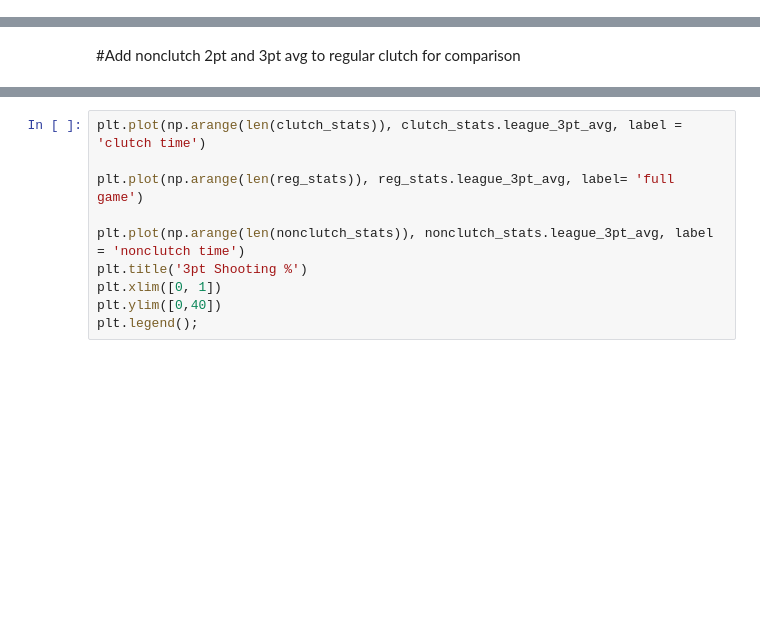
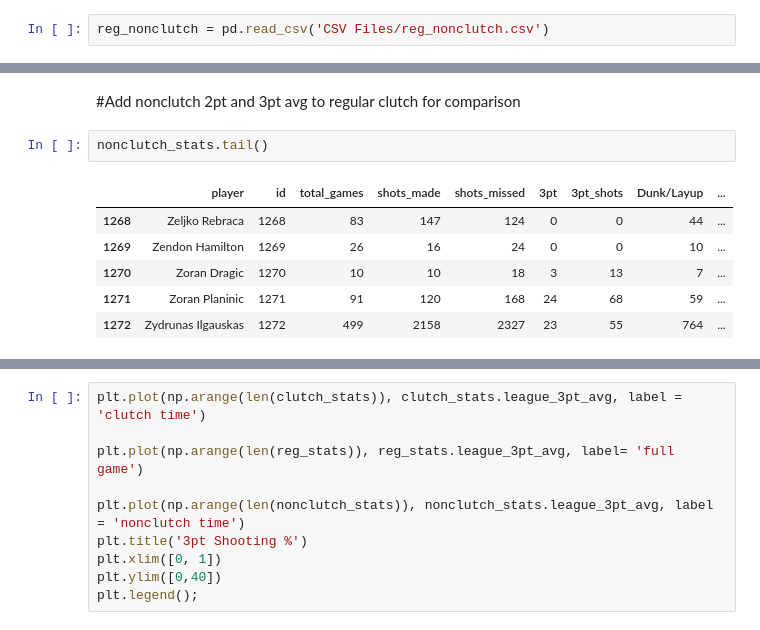
Before and after one commit to deepakchandi/clutch-baller, a Jupyter notebook: clutch.ipynb, the cells around one changed output, grey strips where cells are left out. Cells and saved outputs as stored; diff of their text form; blank space fills up the shorter version.

```diff
--- a/clutch.ipynb
+++ b/clutch.ipynb
@@ -127,6 +125,8 @@ fr = [r,t]
 reg_nonclutch = pd.concat(fr)
 # %%
 reg_nonclutch=reg_nonclutch.sort_values(by=['game_id', 'period'])
+# %%
+reg_nonclutch = pd.read_csv('CSV Files/reg_nonclutch.csv')
 # %%
 player_stats_nonclutch = ind.object_to_int(reg_nonclutch, 'points')
 
@@ -144,6 +144,15 @@ For all other conversions use the data-type specific converters pd.to_datetime,
   new_df = df.convert_objects(convert_numeric=True)
 # %% [markdown]
 #Add nonclutch 2pt and 3pt avg to regular clutch for comparison
+# %%
+nonclutch_stats.tail()
+# %% [output]
+|  | player | id | total_games | shots_made | shots_missed | 3pt | 3pt_shots | Dunk/Layup | ... |
+| 1268 | Zeljko Rebraca | 1268 | 83 | 147 | 124 | 0 | 0 | 44 | ... |
+| 1269 | Zendon Hamilton | 1269 | 26 | 16 | 24 | 0 | 0 | 10 | ... |
+| 1270 | Zoran Dragic | 1270 | 10 | 10 | 18 | 3 | 13 | 7 | ... |
+| 1271 | Zoran Planinic | 1271 | 91 | 120 | 168 | 24 | 68 | 59 | ... |
+| 1272 | Zydrunas Ilgauskas | 1272 | 499 | 2158 | 2327 | 23 | 55 | 764 | ... |
 # %%
 reg_stats.tail()
 # %% [output]
```
Also changed, not shown: parts of 10 cells of this notebook, 3 other files.
